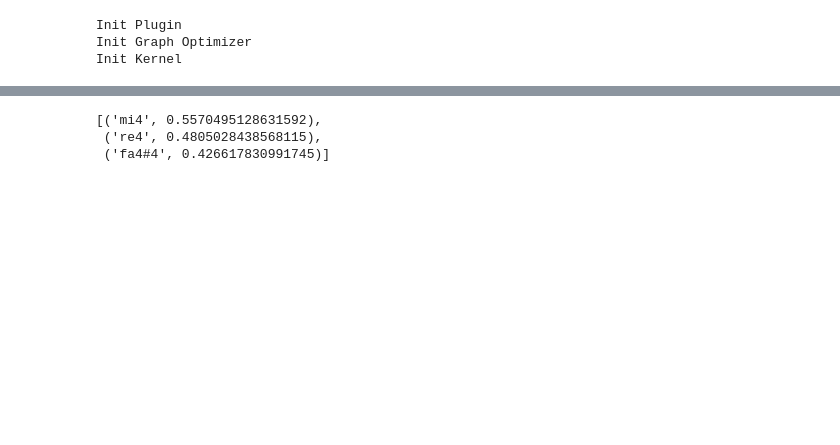
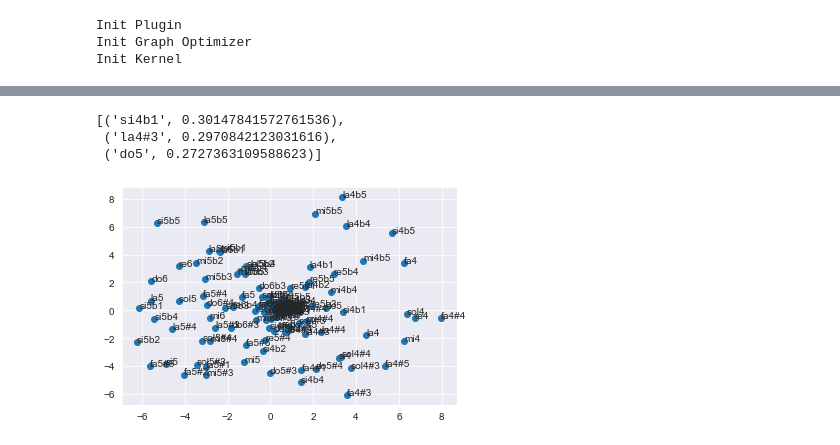
Before and after one commit to ihpar/embeds, a Jupyter notebook: gensim_experiments.ipynb, the cells around one changed output, grey strips where cells are left out. Drawn from its saved outputs; the diff is of its cells as text; code cells hidden in the pictures; blank space fills up the shorter version.

Commit message:
gensim and PCA plots

```diff
--- a/gensim_experiments.ipynb
+++ b/gensim_experiments.ipynb
@@ -35,8 +35,19 @@ model.train(raw_corpus, total_examples=model.corpus_count, epochs=10, report_del
 # %%
 # most_similar(positive=["woman", "king"], negative=["man"]) =>
 # (king – man) + woman = ?    =>    (king – man) = ? - woman
-model.wv.most_similar(positive=["do5", "sol4"], negative=["re5"], topn=3)
+model.wv.most_similar(positive=["re5", "sol4"], negative=["la4"], topn=3)
 # %% [output]
-[('mi4', 0.5570495128631592),
- ('re4', 0.4805028438568115),
- ('fa4#4', 0.426617830991745)]
+[('si4b1', 0.30147841572761536),
+ ('la4#3', 0.2970842123031616),
+ ('do5', 0.2727363109588623)]
+# %%
+X = [model.wv[x] for x in model.wv.index_to_key]
+# %%
+pca = PCA(n_components=2)
+result = pca.fit_transform(X)
+# %%
+plt.scatter(result[:, 0], result[:, 1])
+for i, pitch in enumerate(model.wv.index_to_key):
+	plt.annotate(pitch, xy=(result[i, 0], result[i, 1]))
+# %% [output]
+[figure, added]
```
Also changed, not shown: parts of 2 cells of this notebook.
